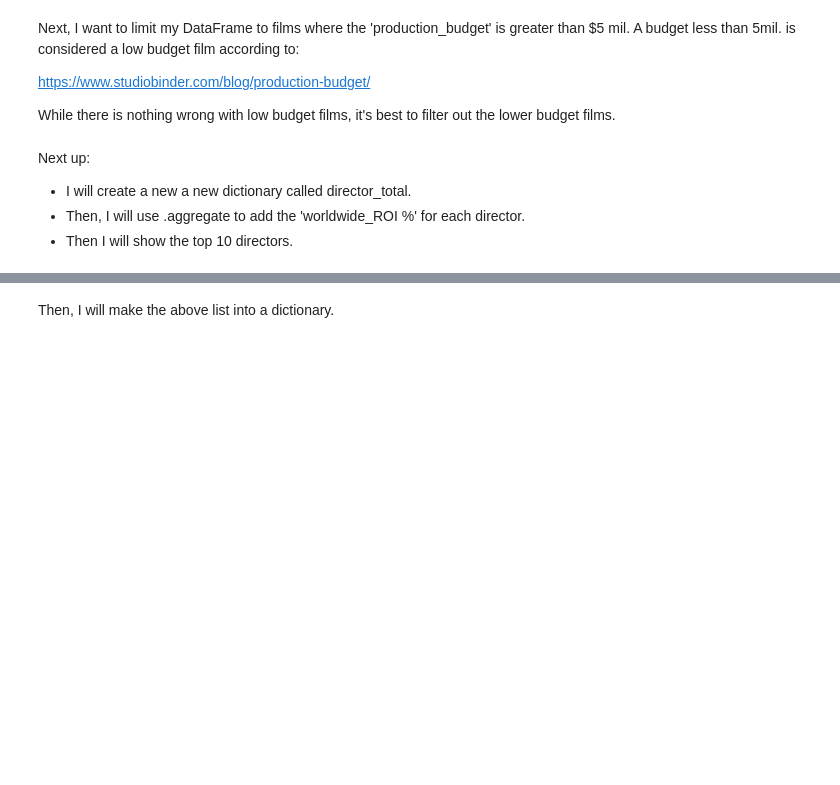
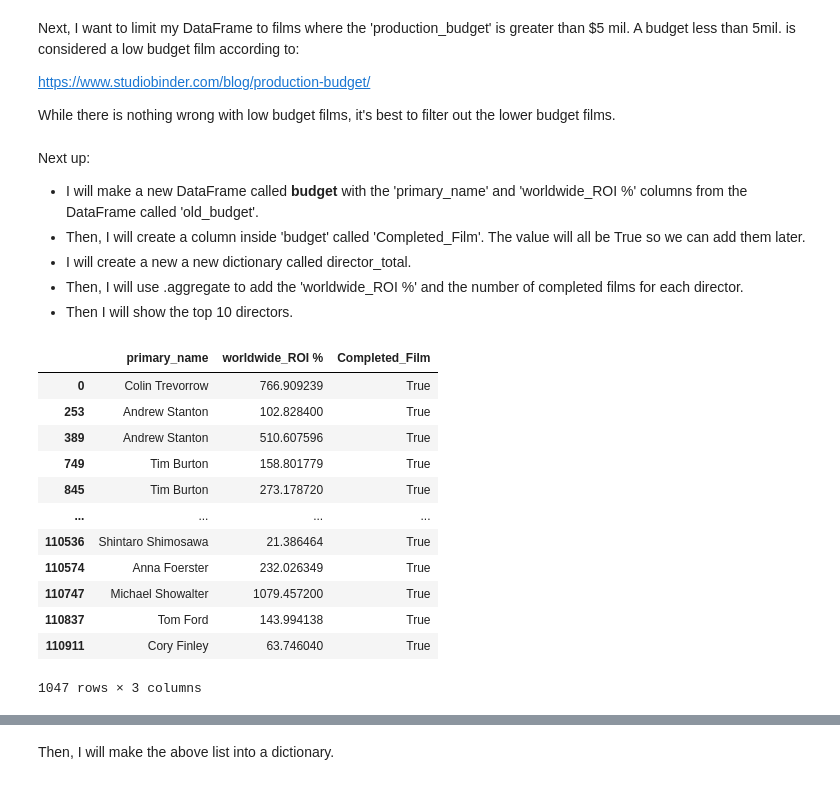
Before and after one commit to icapeli/icapeli-phase_1_project, a Jupyter notebook: phase_1_project.ipynb, the cells around one changed output, grey strips where cells are left out. Cells and saved outputs as stored; diff of their text form; code cells hidden in the pictures; blank space fills up the shorter version.

```diff
--- a/phase_1_project.ipynb
+++ b/phase_1_project.ipynb
@@ -535,6 +535,26 @@ budget= Director_movie_df.loc[Director_movie_df['production_budget'] >= 5000000]
 # %% [markdown]
 Next up:
+* I will make a new DataFrame called **budget** with the 'primary_name' and 'worldwide_ROI %' columns from the DataFrame called 'old_budget'.
+* Then, I will create a column inside 'budget' called 'Completed_Film'. The value will all be True so we can add them later.
 * I will create a new a new dictionary called director_total.
-* Then, I will use .aggregate to add the 'worldwide_ROI %' for each director.
+* Then, I will use .aggregate to add the 'worldwide_ROI %'  and the number of completed films for each director.
 * Then I will show the top 10 directors.
+# %%
+budget = old_budget.loc[:, ['primary_name', 'worldwide_ROI %']]
+budget['Completed_Film']=budget['primary_name'].notnull()
+budget
+# %% [output]
+|  | primary_name | worldwide_ROI % | Completed_Film |
+| 0 | Colin Trevorrow | 766.909239 | True |
+| 253 | Andrew Stanton | 102.828400 | True |
+| 389 | Andrew Stanton | 510.607596 | True |
+| 749 | Tim Burton | 158.801779 | True |
+| 845 | Tim Burton | 273.178720 | True |
+| ... | ... | ... | ... |
+| 110536 | Shintaro Shimosawa | 21.386464 | True |
+| 110574 | Anna Foerster | 232.026349 | True |
+| 110747 | Michael Showalter | 1079.457200 | True |
+| 110837 | Tom Ford | 143.994138 | True |
+| 110911 | Cory Finley | 63.746040 | True |
+1047 rows × 3 columns
 # %%
```
Also changed, not shown: parts of 7 cells of this notebook.
